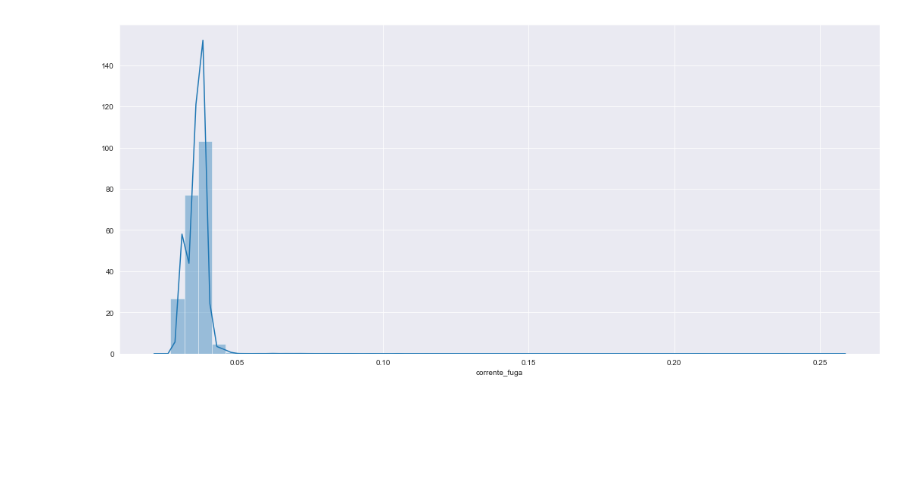
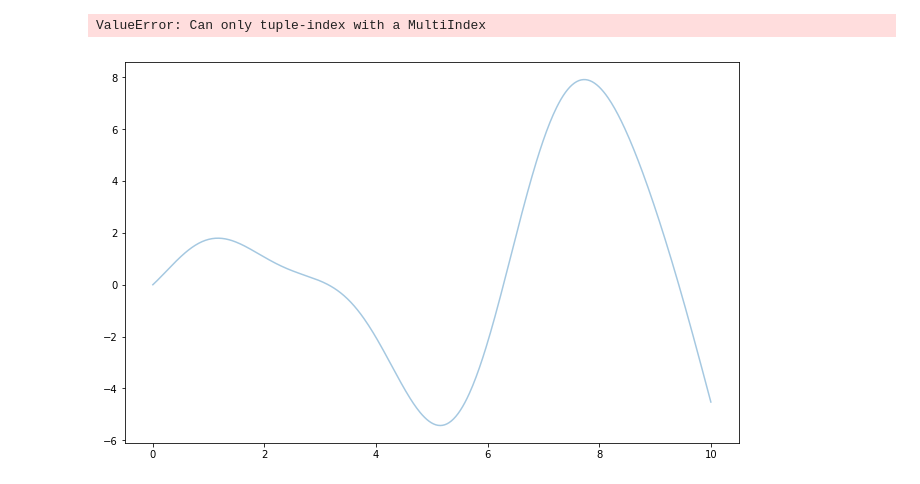
Before and after one commit to rhpinotti/pred_corr_fuga, a Jupyter notebook: Untitled.ipynb, the cells around one changed output. Saved outputs shown, nothing was run; the diff lists cells and outputs as text; code cells hidden in the pictures; blank space fills up the shorter version.

```diff
--- a/Untitled.ipynb
+++ b/Untitled.ipynb
@@ -36,6 +25,35 @@ df.shape
-# %%
-plt.figure(figsize=(18,8))
-sns.set_style('darkgrid')
-sns.distplot(df.corrente_fuga);
-# %% [output]
-[figure, removed]
+# %%
+cols = df.columns.drop(['corrente_fuga'])
+# %%
+X_train, X_test, y_train, y_test = train_test_split(df[cols], df['corrente_fuga'], test_size=0.20, random_state=42)
+# %%
+# Aproximação da função (linha de regressão ideal)
+def reg_line(x):
+    return x * np.sin(x) + np.sin(2 * x)
+# %%
+# Dados para a linha de regressão
+x_plot = np.linspace(0, 10, 500)
+
+# Plot dos dados
+def plot_data(alpha = 0.4, s = 20):
+
+    # Cria a figura
+    fig = plt.figure(figsize = FIGSIZE)
+
+    # Gera o plot
+    gt = plt.plot(x_plot, reg_line(x_plot), alpha = alpha)
+
+    # Plot dos dados de treino e de teste
+    plt.scatter(X_train, y_train[:,1], s = s, alpha = alpha)
+    plt.scatter(X_test, y_test, s = s, alpha = alpha, color = 'red')
+    plt.xlim((0, 10))
+    plt.ylabel('y')
+    plt.xlabel('x')
+
+# Formatação
+annotation_kw = {'xycoords': 'data', 'textcoords': 'data', 'arrowprops': {'arrowstyle': '->', 'connectionstyle': 'arc'}}
+# %%
+plot_data()
+# %% [output]
+ValueError: Can only tuple-index with a MultiIndex
+[figure, added]
```
Also changed, not shown: parts of 11 cells of this notebook, 2 other files.
